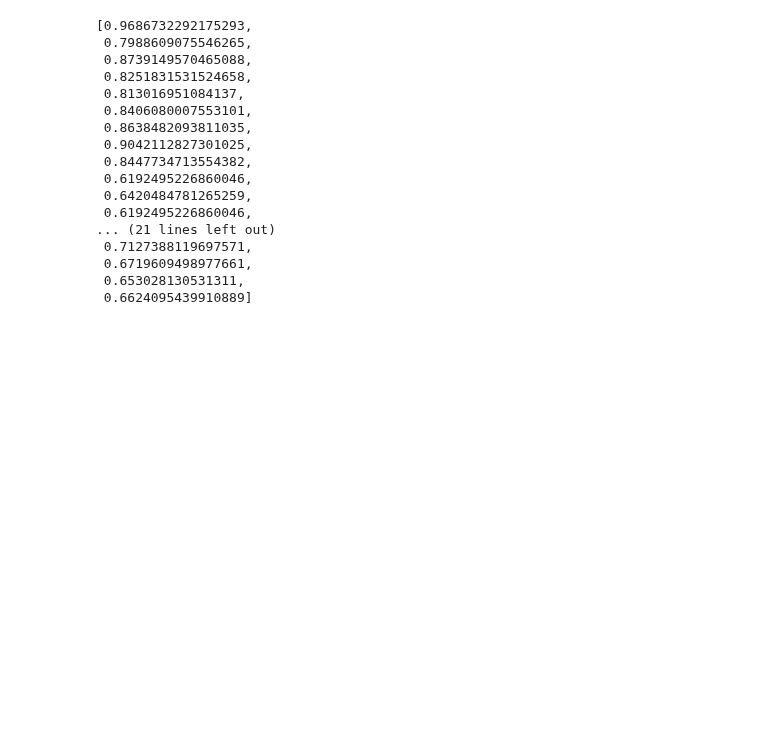
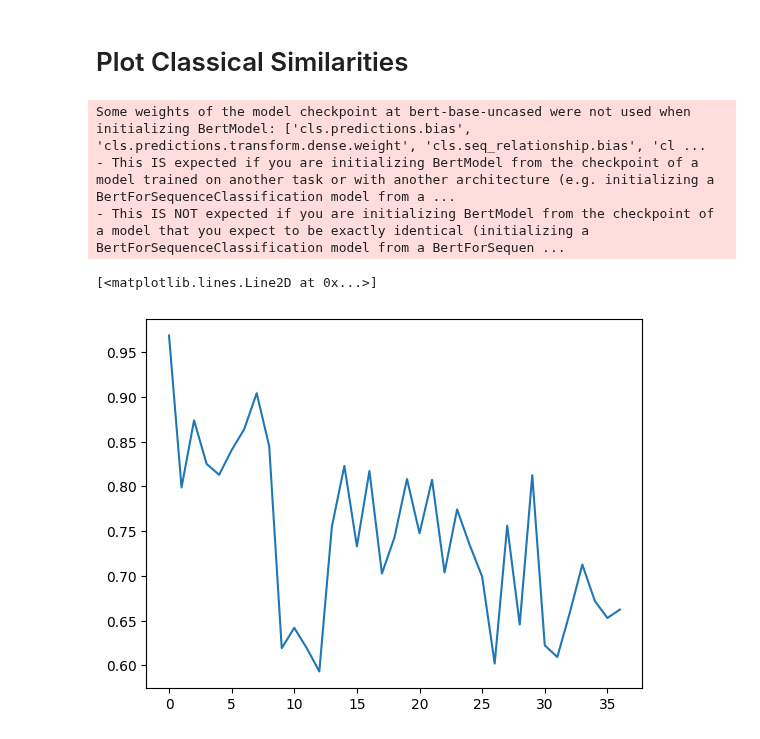
Before and after one commit to henry-dev-atkins/QNLP_MasterWork, a Jupyter notebook: ReadingData.ipynb, the cells around one changed output. Saved outputs shown, nothing was run; the diff lists cells and outputs as text; code cells hidden in the pictures; blank space fills up the shorter version.

```diff
--- a/ReadingData.ipynb
+++ b/ReadingData.ipynb
@@ -105,6 +105,12 @@ class BertEncoding():
 		#print ('Shape is: %d x %d' % (len(token_vecs_sum), len(token_vecs_sum[0])))
 		return token_vecs_sum, sentence_embedding
 
+	def BERTSentances(self, row_number):
+		sents_to_evaluate = [self.preprocessSentence(self.data[row_number][0]), self.preprocessSentence(self.data[row_number][1])]
+
+		hidden = self.hiddenLayersBERT(sents_to_evaluate)
+		return hidden
+
 	def GetEmbeddingsForBothSentences(self, sentences):
 		token_embedding_list = []
 		sentence_embedding_list = []
@@ -114,7 +120,6 @@ class BertEncoding():
 		return token_embedding_list, sentence_embedding_list
 
 	def CosineSimilarity(self, sent0, sent1):
-		# Calculate the cosine similarity between the word bank in "bank robber" vs "river bank" (different meanings).
 		return 1-cosine(sent0, sent1)
 
 	def evaluateSentPair(self, row_number):
@@ -130,23 +135,15 @@ class BertEncoding():
 		for i in range(len(self.data)):
 			res.append(self.evaluateSentPair(i))
 		return res
-# %%
-cls.evaluateAllSentPairs()
-# %% [output]
-[0.9686732292175293,
- 0.7988609075546265,
- 0.8739149570465088,
- 0.8251831531524658,
- 0.813016951084137,
- 0.8406080007553101,
- 0.8638482093811035,
- 0.9042112827301025,
- 0.8447734713554382,
- 0.6192495226860046,
- 0.6420484781265259,
- 0.6192495226860046,
-... (21 lines left out)
- 0.7127388119697571,
- 0.6719609498977661,
- 0.653028130531311,
- 0.6624095439910889]
+# %% [markdown]
+# Plot Classical Similarities
+# %%
+bertWwords = BertEncoding("DataSet.csv")
+similarities = bertWwords.evaluateAllSentPairs()
+plt.plot(similarities)
+# %% [output]
+Some weights of the model checkpoint at bert-base-uncased were not used when initializing BertModel: ['cls.predictions.bias', 'cls.predictions.transform.dense.weight', 'cls.seq_relationship.bias', 'cl ...
+- This IS expected if you are initializing BertModel from the checkpoint of a model trained on another task or with another architecture (e.g. initializing a BertForSequenceClassification model from a ...
+- This IS NOT expected if you are initializing BertModel from the checkpoint of a model that you expect to be exactly identical (initializing a BertForSequenceClassification model from a BertForSequen ...
+[<matplotlib.lines.Line2D at 0x...>]
+[figure, added]
```
Also changed, not shown: parts of 7 cells of this notebook, 2 other files.
